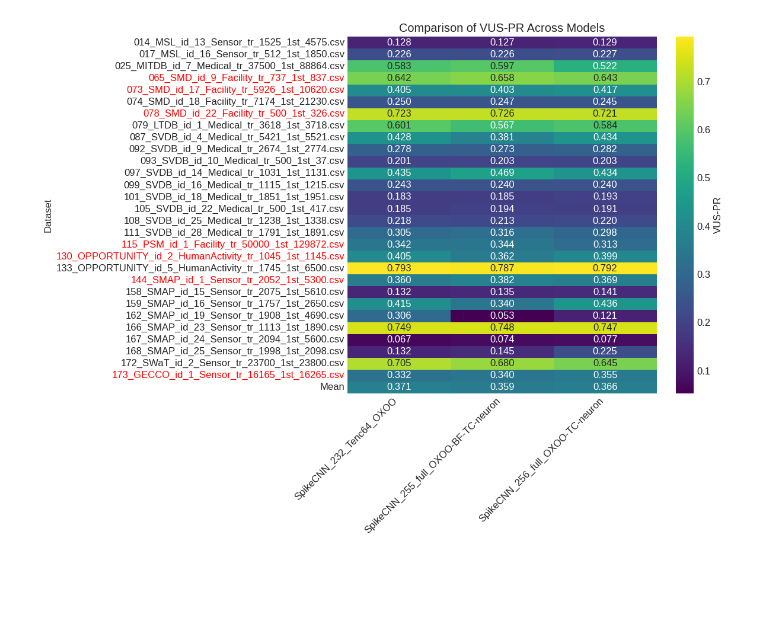
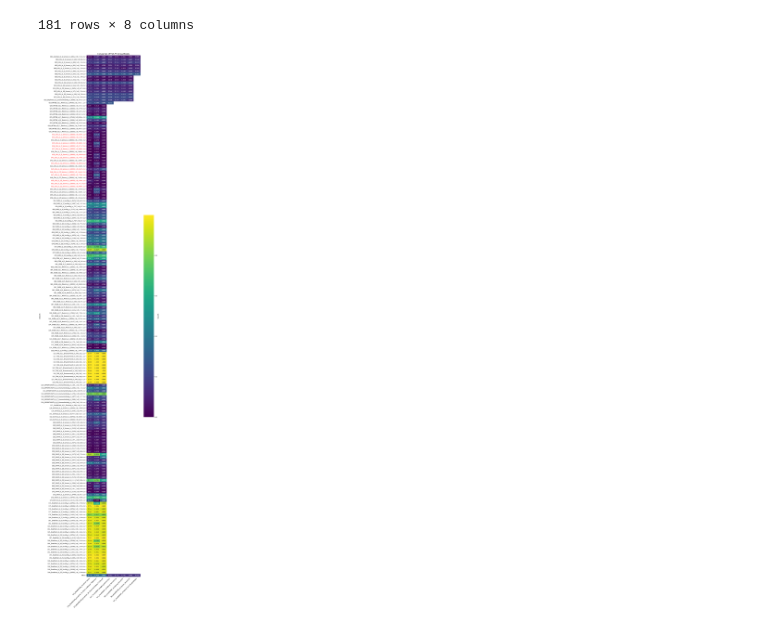
Before and after one commit to pioneer0413/TSB-AD, a Jupyter notebook: analyses/analysis_metrics_comparison.ipynb, the cells around one changed output. Cells and saved outputs as stored; diff of their text form; code cells hidden in the pictures; blank space fills up the shorter version.

```diff
--- a/analyses/analysis_metrics_comparison.ipynb
+++ b/analyses/analysis_metrics_comparison.ipynb
@@ -9,7 +9,15 @@ root_dir_path = '/home/hwkang/dev-TSB-AD/TSB-AD/eval/medium'
 # %%
-# 113: PCA, 114: CNN, 117: Binary, 118: Ternary
-keywords_to_include = ['232', '255', '256']
-keywords_to_exclude = ['delta', 'repeat']
+keywords_to_include = [
+    #'048', '081', '082', '083', '084', '085' # full [077:PCA, 029:CNN, 048:Receptive, 049:Conv, 050:Delta, 051:Repeat]
+    #'012', '018', '019', '020', # medium
+    #'051', '076', '077', '084', '085' # ghl (channel correlation)
+    '025', '129', '130', '163', '164', '165', '166', '167'
+]
+keywords_to_exclude = []
+timeseries_to_exclude = [
+    #'032_GHL', '033_GHL', '034_GHL', '035_GHL', '036_GHL', '037_GHL', '038_GHL', '039_GHL', '040_GHL', '041_GHL', '042_GHL', '043_GHL', '044_GHL', '045_GHL', '046_GHL', '047_GHL', '048_GHL', '049_GHL', '050_GHL', '051_GHL', '052_GHL', '053_GHL', '054_GHL', '055_GHL', '056_GHL',
+    #'032_GHL', '033_GHL', '035_GHL', '037_GHL', '038_GHL', '039_GHL', '040_GHL', '041_GHL', '043_GHL', '044_GHL', '045_GHL', '047_GHL', '048_GHL', '049_GHL', '051_GHL', '052_GHL', '053_GHL', '054_GHL', '055_GHL', '056_GHL',
+]
 # %%
 def csvs_to_dfs():
     file_names = os.listdir(root_dir_path)
@@ -20,6 +28,7 @@ def csvs_to_dfs():
         df = pd.read_csv(file_path)
         # Filter out rows based on keywords
         if any(keyword in file_path for keyword in keywords_to_include) and not any(keyword in file_path for keyword in keywords_to_exclude):
+            df = df[~df['file'].apply(lambda x: any(exclude in x for exclude in timeseries_to_exclude))]
             dfs.append(df)
 
     model_names = []
@@ -94,8 +107,9 @@ def plot_performance_heatmap(metric='VUS-PR',
 
     # --- 기존 로직 그대로 ---
     dataframes_dict = {}
-    for fp, model_name in zip(file_paths, model_names):
-        dataframes_dict[model_name] = pd.read_csv(fp)
+    for fp, model_name, df in zip(file_paths, model_names, dfs):
+        #dataframes_dict[model_name] = pd.read_csv(fp)
+        dataframes_dict[model_name] = df
 
     datasets = sorted({f for df in dataframes_dict.values() for f in df['file']})
     comparison_data = []
@@ -138,36 +288,19 @@ def plot_performance_heatmap(metric='VUS-PR',
 # %%
-red_files = [
-    '065_SMD_id_9_Facility_tr_737_1st_837.csv',
-    '073_SMD_id_17_Facility_tr_5926_1st_10620.csv',
-    '078_SMD_id_22_Facility_tr_500_1st_326.csv',
-    '115_PSM_id_1_Facility_tr_50000_1st_129872.csv',
-    '130_OPPORTUNITY_id_2_HumanActivity_tr_1045_1st_1145.csv',
-    '144_SMAP_id_1_Sensor_tr_2052_1st_5300.csv',
-    '173_GECCO_id_1_Sensor_tr_16165_1st_16265.csv',
+changed_files = [
+    '032_GHL_id_1_Sensor_tr_50000_1st_65001.csv',
+    '033_GHL_id_2_Sensor_tr_50000_1st_51001.csv',
+    '035_GHL_id_4_Sensor_tr_50000_1st_90001.csv',
+    '036_GHL_id_5_Sensor_tr_50000_1st_67147.csv',
+    '037_GHL_id_6_Sensor_tr_50000_1st_80001.csv',
+    '039_GHL_id_8_Sensor_tr_50000_1st_63030.csv',
+    '041_GHL_id_10_Sensor_tr_50000_1st_57001.csv',
+    '043_GHL_id_12_Sensor_tr_39938_1st_40038.csv',
+    '045_GHL_id_14_Sensor_tr_50000_1st_85076.csv',
+    '046_GHL_id_15_Sensor_tr_50000_1st_156462.csv',
+    '047_GHL_id_16_Sensor_tr_50000_1st_77001.csv',
+    '051_GHL_id_20_Sensor_tr_50000_1st_75110.csv',
+    '052_GHL_id_21_Sensor_tr_50000_1st_98001.csv',
+    '050_GHL_id_19_Sensor_tr_43750_1st_55001.csv',
 ]
-blue_files = [
-    '014_MSL_id_13_Sensor_tr_1525_1st_4575.csv',
-    '017_MSL_id_16_Sensor_tr_512_1st_1850.csv',
-    '025_MITDB_id_7_Medical_tr_37500_1st_88864.csv',
-    '074_SMD_id_18_Facility_tr_7174_1st_21230.csv',
-    '079_LTDB_id_1_Medical_tr_3618_1st_3718.csv',
-    '087_SVDB_id_4_Medical_tr_5421_1st_5521.csv',
-    '092_SVDB_id_9_Medical_tr_2674_1st_2774.csv',
-    '093_SVDB_id_10_Medical_tr_500_1st_37.csv',
-    '097_SVDB_id_14_Medical_tr_1031_1st_1131.csv',
-    '099_SVDB_id_16_Medical_tr_1115_1st_1215.csv',
-    '101_SVDB_id_18_Medical_tr_1851_1st_1951.csv',
-    '105_SVDB_id_22_Medical_tr_500_1st_417.csv',
-    '108_SVDB_id_25_Medical_tr_1238_1st_1338.csv',
-    '111_SVDB_id_28_Medical_tr_1791_1st_1891.csv',
-    '133_OPPORTUNITY_id_5_HumanActivity_tr_1745_1st_6500.csv',
-    '158_SMAP_id_15_Sensor_tr_2075_1st_5610.csv',
-    '159_SMAP_id_16_Sensor_tr_1757_1st_2650.csv',
-    '162_SMAP_id_19_Sensor_tr_1908_1st_4690.csv',
-    '166_SMAP_id_23_Sensor_tr_1113_1st_1890.csv',
-    '167_SMAP_id_24_Sensor_tr_2094_1st_5600.csv',
-    '168_SMAP_id_25_Sensor_tr_1998_1st_2098.csv',
-    '172_SWaT_id_2_Sensor_tr_23700_1st_23800.csv',
-]
-plot_performance_heatmap(red_files=red_files, highlight_only=False)
+plot_performance_heatmap(red_files=changed_files, highlight_only=False)
 # %% [output]
@@ -192,4 +320,5 @@ plot_performance_heatmap(red_files=red_files, highlight_only=False)
+181 rows × 8 columns
-[figure, old version]
+[figure, new version]
 # %%
 plot_performance_heatmap(red_files=red_files, highlight_only=True)
 # %% [output]
```
Also changed, not shown: parts of 11 cells of this notebook, 24 other files.
